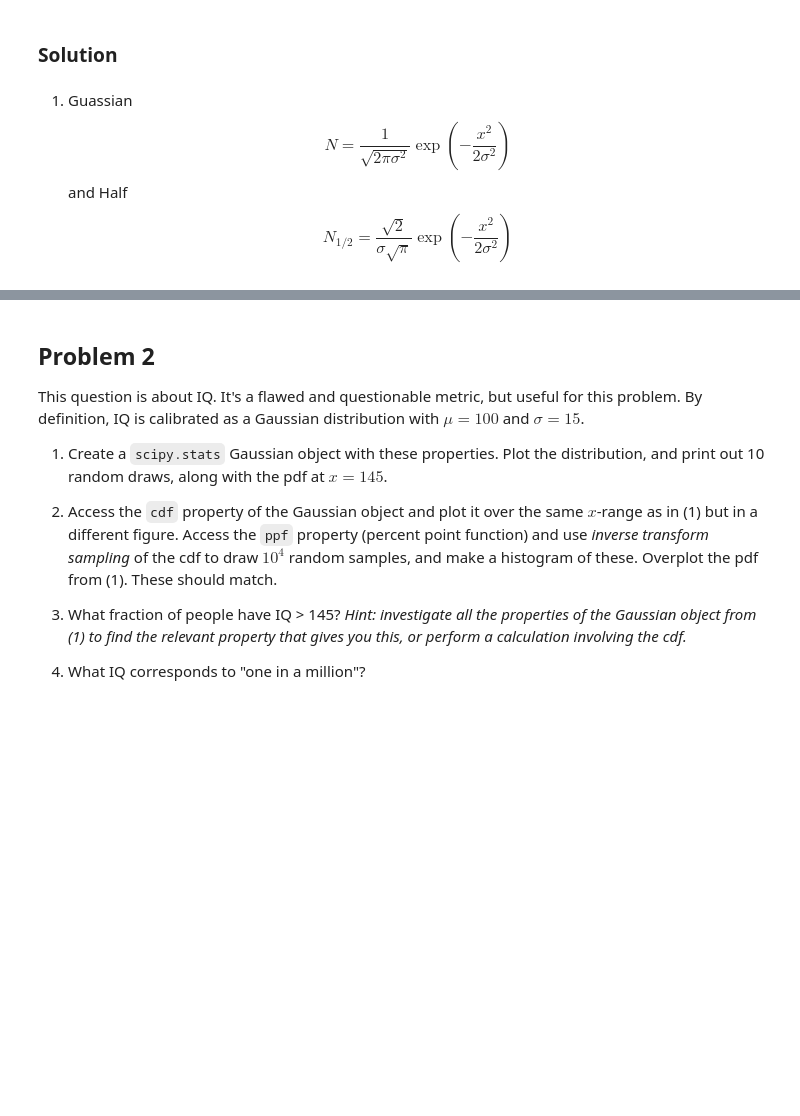
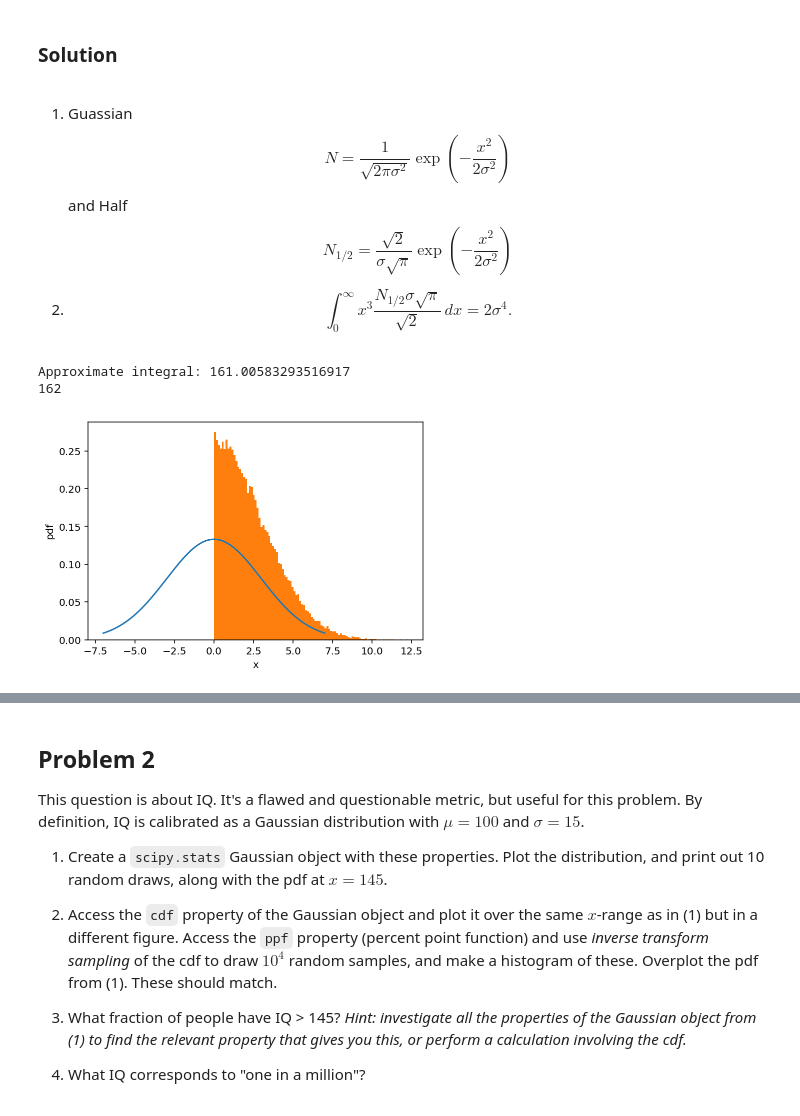
Before and after one commit to NihanPol/ASTR_3300_S2025, a Jupyter notebook: coursework/student_folders/zachary_zelensky/homework/Homework_2_ZZelensky.ipynb, the cells around one changed output, grey strips where cells are left out. Cells and saved outputs as stored; diff of their text form; code cells hidden in the pictures; blank space fills up the shorter version.

```diff
--- a/coursework/student_folders/zachary_zelensky/homework/Homework_2_ZZelensky.ipynb
+++ b/coursework/student_folders/zachary_zelensky/homework/Homework_2_ZZelensky.ipynb
@@ -26,3 +37,48 @@ $$ \int_0^\infty x^3 \exp\left(-\frac{x^2}{2\sigma^2}\right) \,dx = 2\sigma^4 .$
 ### Solution
 # %% [markdown]
 1) Guassian $$  N=\frac{1}{\sqrt{2\pi\sigma^2}} \exp\left(-\frac{x^2}{2\sigma^2}\right) $$ and Half $$ N_{1/2}= \frac{\sqrt{2}}{\sigma\sqrt{\pi}} \exp\left(-\frac{x^2}{2\sigma^2}\right) $$
+
+2) $$ \int_0^\infty x^3 \frac{N_{1/2}\sigma\sqrt{\pi}}{\sqrt{2}}  \,dx = 2\sigma^4 .$$
+# %%
+#part 3
+#taking some code from lecture 4
+N = 10**5 # Number of draws
+mu = 0 # Location
+sigma_h = 3 #sd
+
+xgrid = np.linspace(-7,7,N) # Array to sample the space
+distG = scipy.stats.norm(mu, sigma_h)#creating gauss dist
+plt.plot(xgrid, distG.pdf(xgrid)) # plotting dist
+
+x = np.random.normal(mu, sigma_h,N) # N random draws
+
+#masking anything less than 0
+mask = x>0
+monte_carlo = x[mask]
+
+#labels for plot
+plt.xlabel('x')
+plt.ylabel('pdf')
+
+#plotting draws
+plt.hist(monte_carlo, bins=100, density=True)
+scale=sigma_h*(np.sqrt(np.pi))/(np.sqrt(2))
+
+
+#integration montecarlo
+a=0
+b=1000
+#need some x values
+x = uniform.rvs(a,b,N)
+#putting them into the function under the intergral
+func=x**3*np.exp((-x**2)/(2*sigma_h**2))
+#area under the curve
+y=(b - a) * np.mean(func)
+
+
+print("Approximate integral:", y)
+print(2*sigma_h**4)
+# %% [output]
+Approximate integral: 161.00583293516917
+162
+[figure, added]
```
Also changed, not shown: parts of 11 cells of this notebook, 6 other files.
